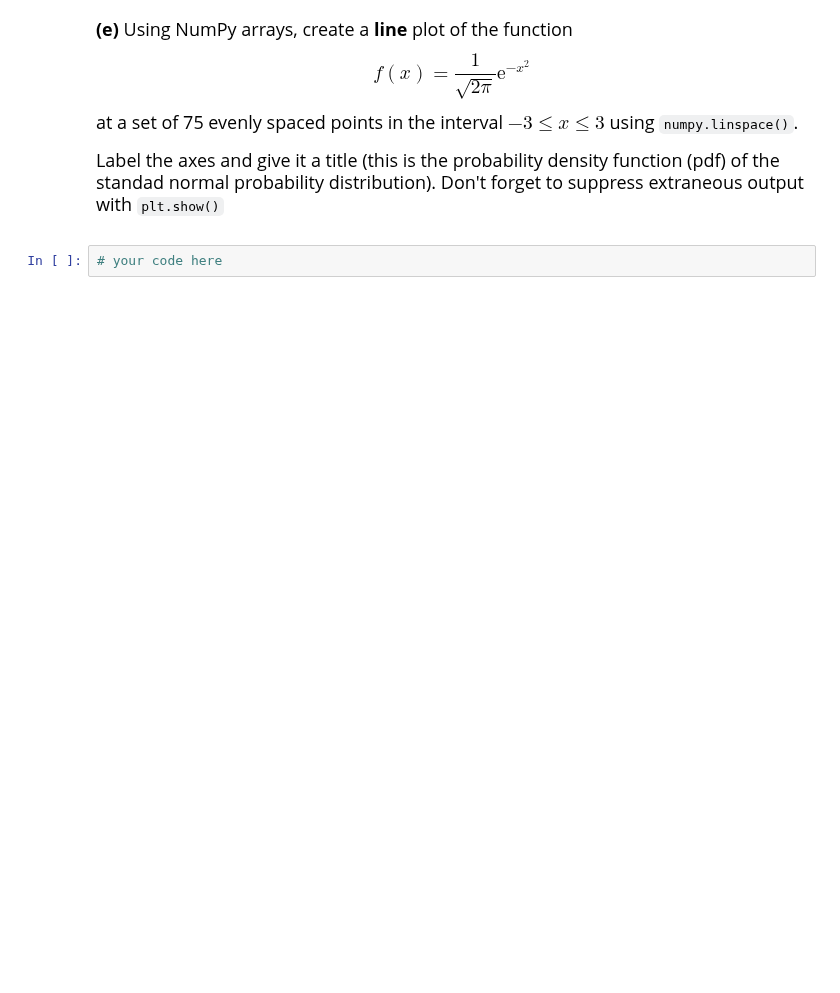
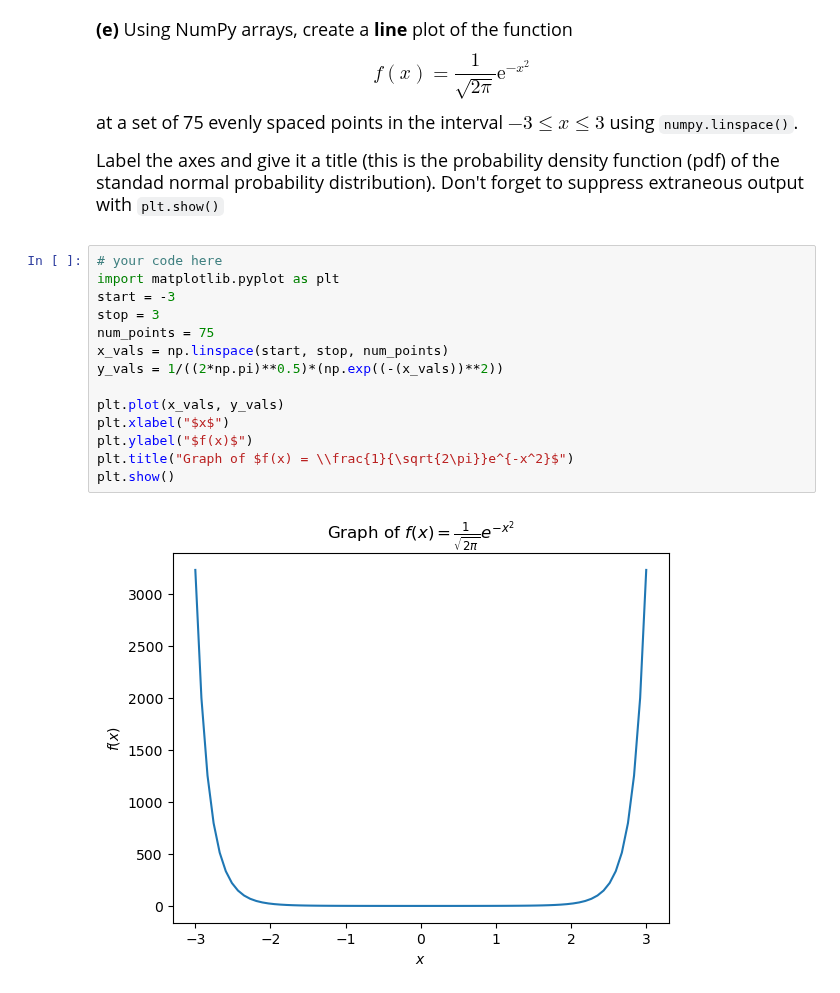
Before and after one commit to elizabethaskin/datasci151fall2026, a Jupyter notebook: _assignments/assignment_3/Assignment3.ipynb, the cells around one changed output. Cells and saved outputs as stored; diff of their text form; blank space fills up the shorter version.

```diff
--- a/_assignments/assignment_3/Assignment3.ipynb
+++ b/_assignments/assignment_3/Assignment3.ipynb
@@ -146,3 +189,17 @@ at a set of 75 evenly spaced points in the interval $-3 \leq x \leq 3$ using `nu
 Label the axes and give it a title (this is the probability density function (pdf) of the standad normal probability distribution). Don't forget to suppress extraneous output with `plt.show()`
 # %%
 # your code here
+import matplotlib.pyplot as plt
+start = -3
+stop = 3
+num_points = 75
+x_vals = np.linspace(start, stop, num_points)
+y_vals = 1/((2*np.pi)**0.5)*(np.exp((-(x_vals))**2))
+
+plt.plot(x_vals, y_vals)
+plt.xlabel("$x$")
+plt.ylabel("$f(x)$")
+plt.title("Graph of $f(x) = \\frac{1}{\sqrt{2\pi}}e^{-x^2}$")
+plt.show()
+# %% [output]
+[figure, added]
```
Also changed, not shown: parts of 5 cells of this notebook.
